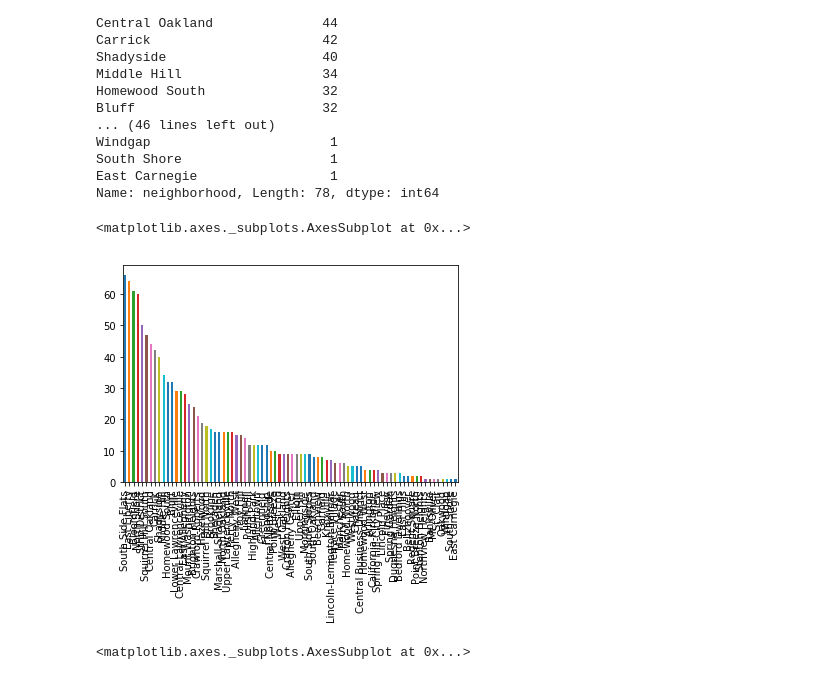
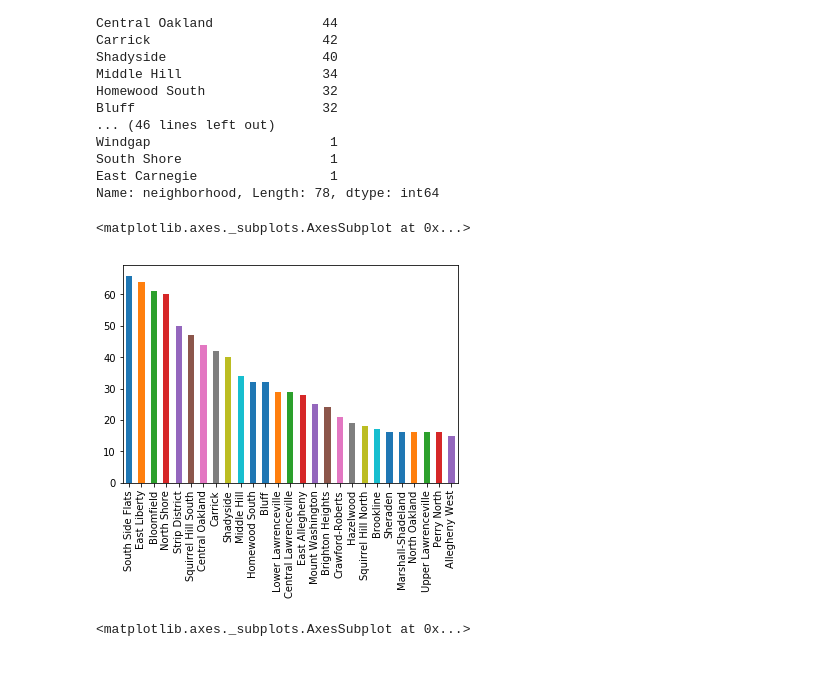
Before and after one commit to dcipicchio/CMPINF-group-8-final-project, a Jupyter notebook: Smart-Container-by-neighborhood.ipynb, the cells around one changed output. Cells and saved outputs as stored; diff of their text form; code cells hidden in the pictures.

Commit message:
Graphs

```diff
--- a/Smart-Container-by-neighborhood.ipynb
+++ b/Smart-Container-by-neighborhood.ipynb
@@ -66,10 +66,10 @@ East Carnegie                 1
 Name: neighborhood, Length: 78, dtype: int64
 # %%
 highest_values = counted_values.iloc[0:27]
-highest_values = co
+highest_values.plot.bar()
 # %% [output]
 <matplotlib.axes._subplots.AxesSubplot at 0x...>
-[figure, old version]
+[figure, new version]
 # %%
 lower_values = counted_values.iloc[27:53]
 lower_values.plot.bar()
```
Also changed, not shown: parts of 1 cell of this notebook.
